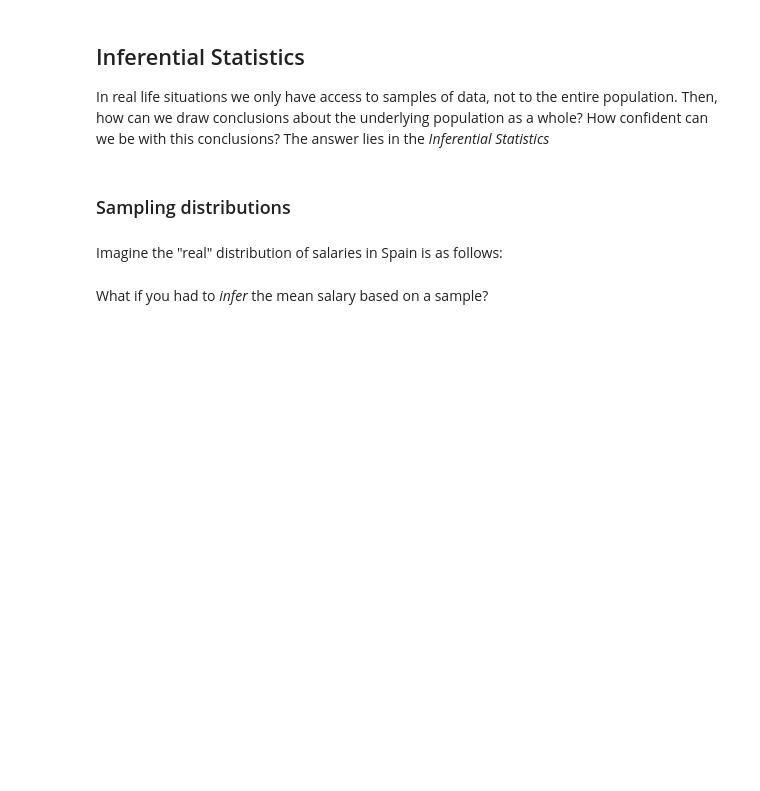
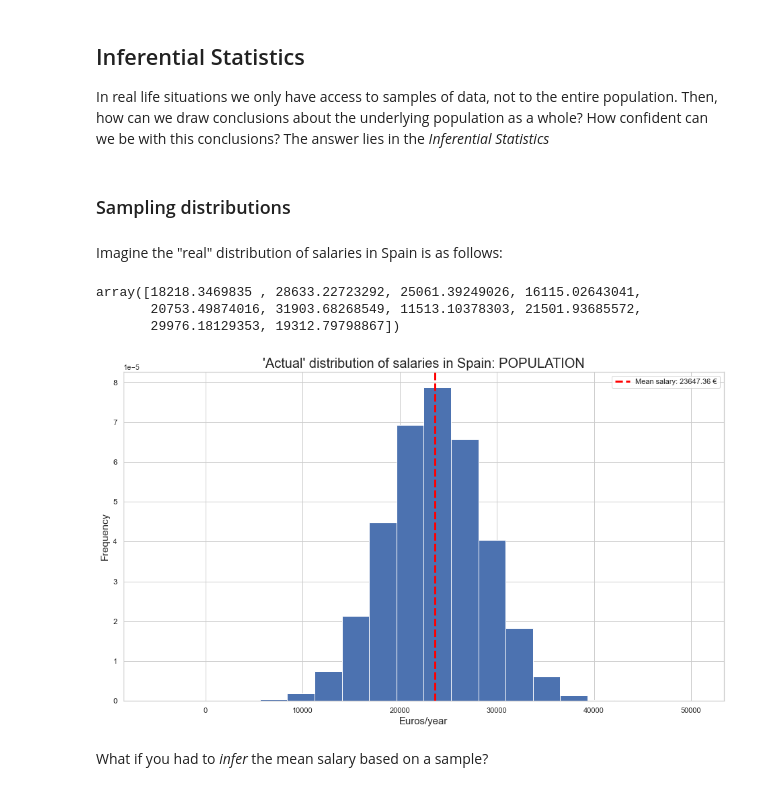
Before and after one commit to Ironhack-data-bcn-oct-2022/lectures, a Jupyter notebook: week-6/01-inference-&-hypothesis-testing-II.ipynb, the cells around one changed output. Drawn from its saved outputs; the diff is of its cells as text; code cells hidden in the pictures; blank space fills up the shorter version.

```diff
--- a/week-6/01-inference-&-hypothesis-testing-II.ipynb
+++ b/week-6/01-inference-&-hypothesis-testing-II.ipynb
@@ -32,3 +32,8 @@ In real life situations we only have access to samples of data, not to the entir
 ### Sampling distributions
 # %% [markdown]
 Imagine the "real" distribution of salaries in Spain is as follows:
+# %%
+population_mean = 23646.50 # €
+population_std = 5000
+population = 47000000 # people
+actual_population = np.random.normal(population_mean, population_std, population)
@@ -34,0 +43,15 @@ Imagine the "real" distribution of salaries in Spain is as follows:
+# %%
+actual_population[:10]
+# %% [output]
+array([18218.3469835 , 28633.22723292, 25061.39249026, 16115.02643041,
+       20753.49874016, 31903.68268549, 11513.10378303, 21501.93685572,
+       29976.18129353, 19312.79798867])
+# %%
+plt.hist(actual_population, bins=20, density=True)
+plt.axvline(np.mean(actual_population), c="red", linestyle="--", linewidth=3, label=f"Mean salary: {round(np.mean(actual_population), 2)} €")
+plt.legend()
+plt.title("'Actual' distribution of salaries in Spain: POPULATION", fontsize=20)
+plt.xlabel("Euros/year", fontsize=15)
+plt.ylabel("Frequency", fontsize=15);
+# %% [output]
+[figure, added]
```
Also changed, not shown: parts of 80 cells of this notebook.
